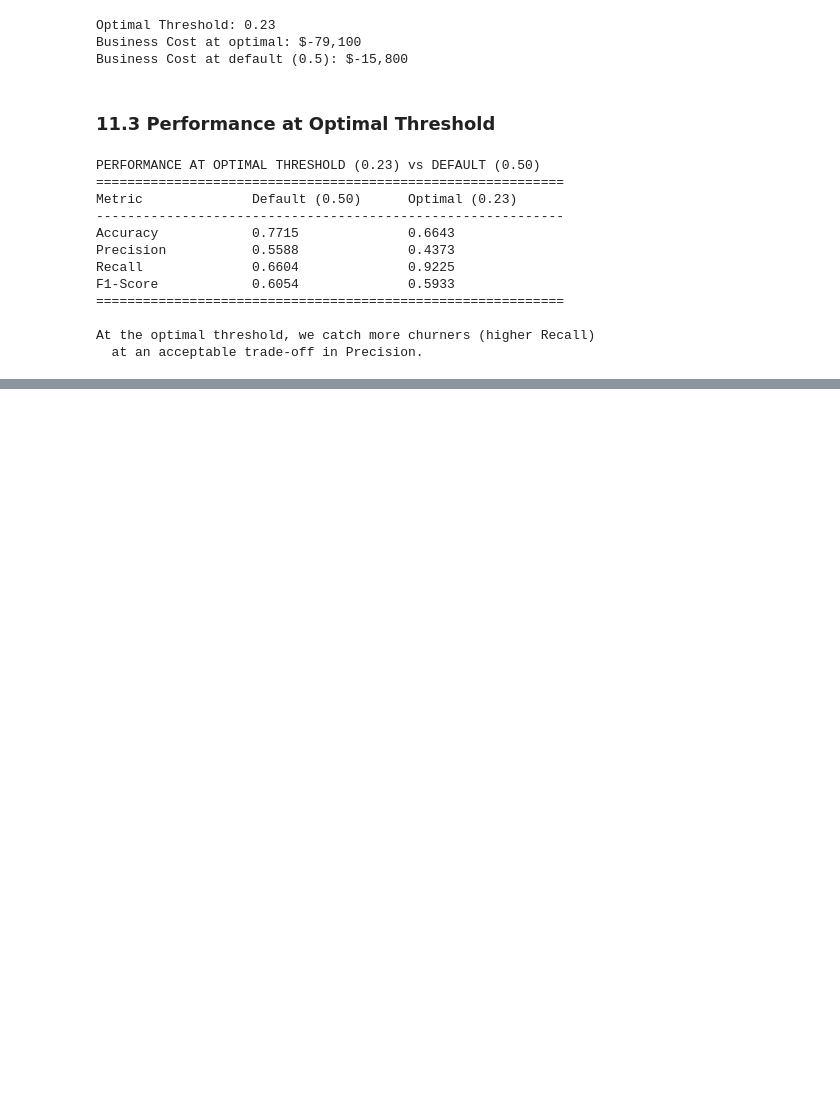
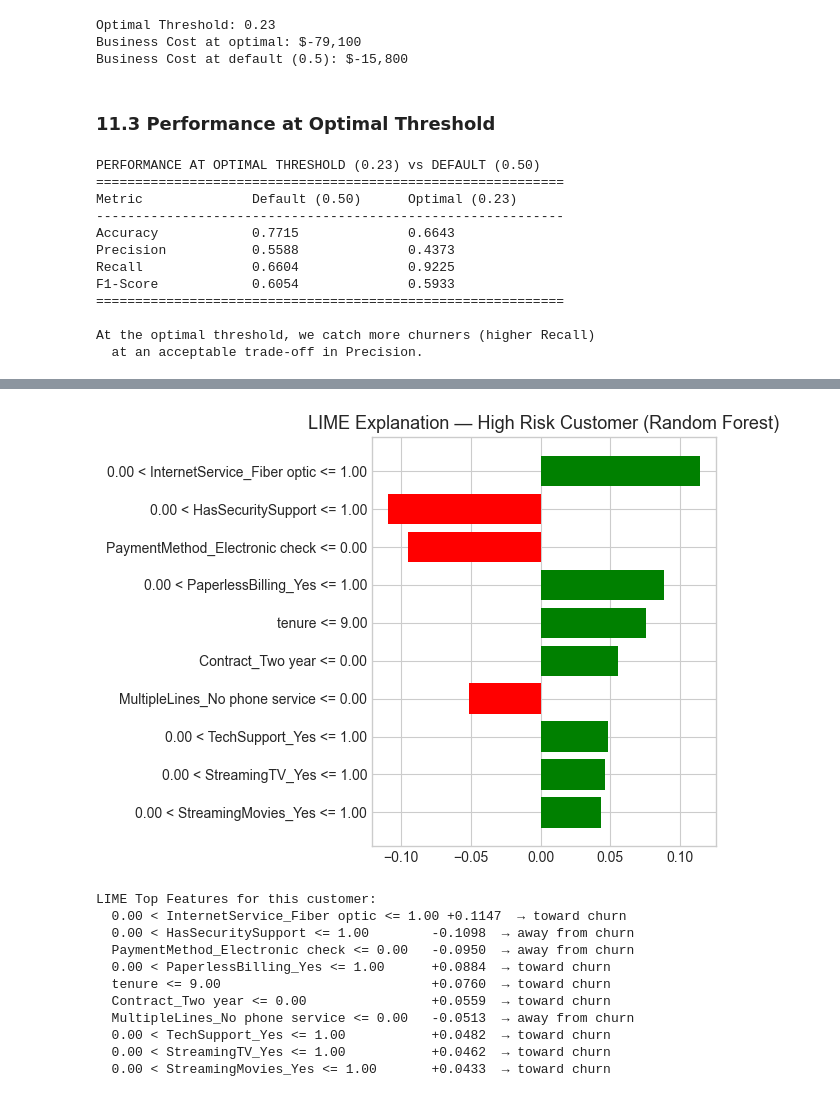
Before and after one commit to mariamTsintsadze/telecom-customer-churn-prediction, a Jupyter notebook: Telco_Customer_Churn_Analysis.ipynb, the cells around one changed output, grey strips where cells are left out. Cells and saved outputs as stored; diff of their text form; code cells hidden in the pictures; blank space fills up the shorter version.

```diff
--- a/Telco_Customer_Churn_Analysis.ipynb
+++ b/Telco_Customer_Churn_Analysis.ipynb
@@ -1857,0 +2027,39 @@ At the optimal threshold, we catch more churners (higher Recall)
+# %%
+lime_explainer = lime.lime_tabular.LimeTabularExplainer(
+    training_data=X_train.values,
+    feature_names=X_train.columns.tolist(),
+    class_names=['No Churn', 'Churn'],
+    mode='classification',
+    random_state=42
+)
+
+# Explain a high-risk customer (predicted churn probability > 0.7)
+high_risk_idx = np.where(rf_prob > 0.7)[0][0]
+exp = lime_explainer.explain_instance(
+    X_test.values[high_risk_idx],
+    rf_model.predict_proba,
+    num_features=10
+)
+exp.as_pyplot_figure()
+plt.title('LIME Explanation — High Risk Customer (Random Forest)', fontsize=13)
+plt.tight_layout()
+plt.savefig('lime_explanation.png', dpi=150, bbox_inches='tight')
+plt.show()
+
+print("\nLIME Top Features for this customer:")
+for feat, weight in exp.as_list():
+    direction = "→ toward churn" if weight > 0 else "→ away from churn"
+    print(f"  {feat:40s} {weight:+.4f}  {direction}")
+# %% [output]
+[figure, added]
+LIME Top Features for this customer:
+  0.00 < InternetService_Fiber optic <= 1.00 +0.1147  → toward churn
+  0.00 < HasSecuritySupport <= 1.00        -0.1098  → away from churn
+  PaymentMethod_Electronic check <= 0.00   -0.0950  → away from churn
+  0.00 < PaperlessBilling_Yes <= 1.00      +0.0884  → toward churn
+  tenure <= 9.00                           +0.0760  → toward churn
+  Contract_Two year <= 0.00                +0.0559  → toward churn
+  MultipleLines_No phone service <= 0.00   -0.0513  → away from churn
+  0.00 < TechSupport_Yes <= 1.00           +0.0482  → toward churn
+  0.00 < StreamingTV_Yes <= 1.00           +0.0462  → toward churn
+  0.00 < StreamingMovies_Yes <= 1.00       +0.0433  → toward churn
```
Also changed, not shown: parts of 25 cells of this notebook.
